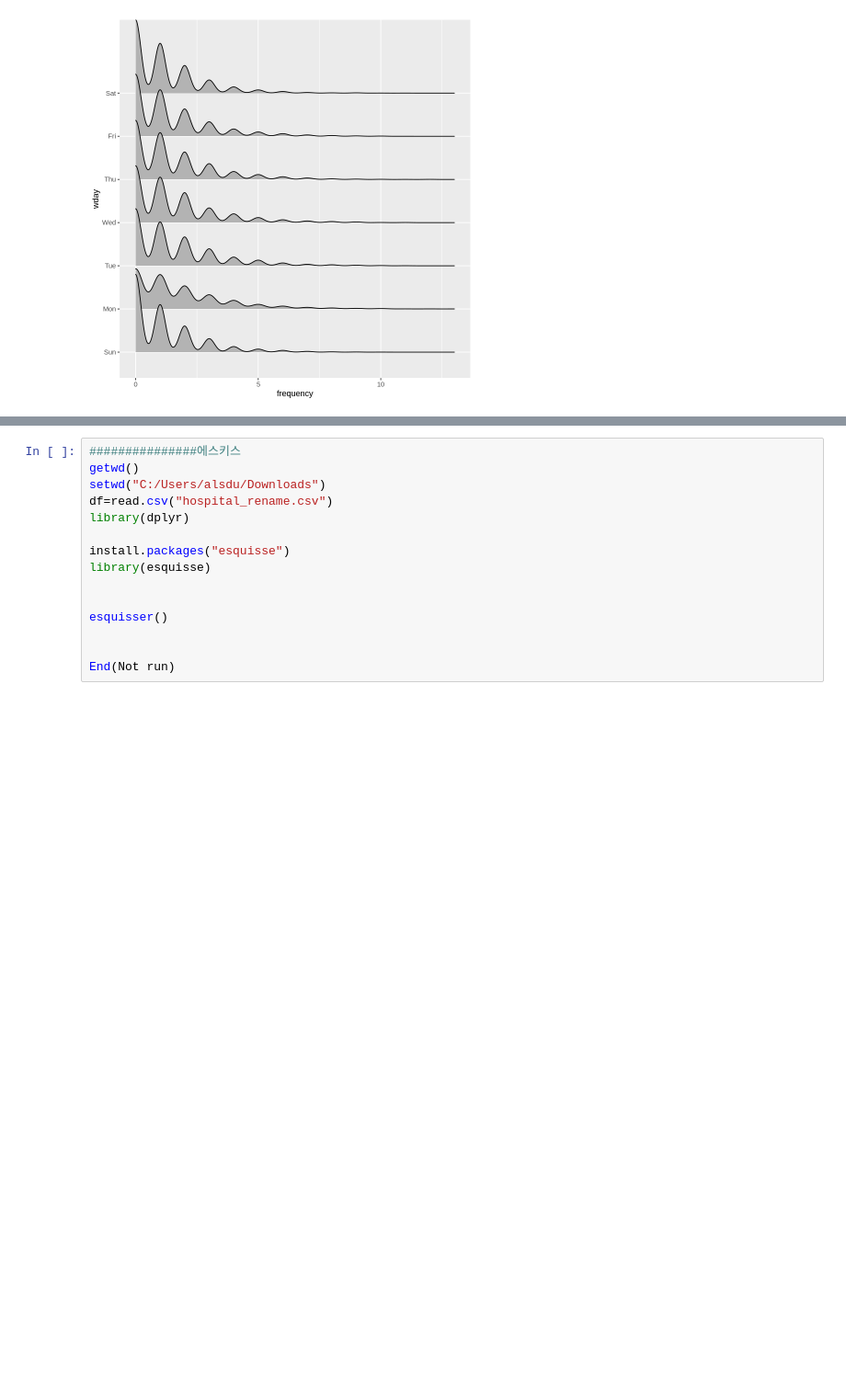
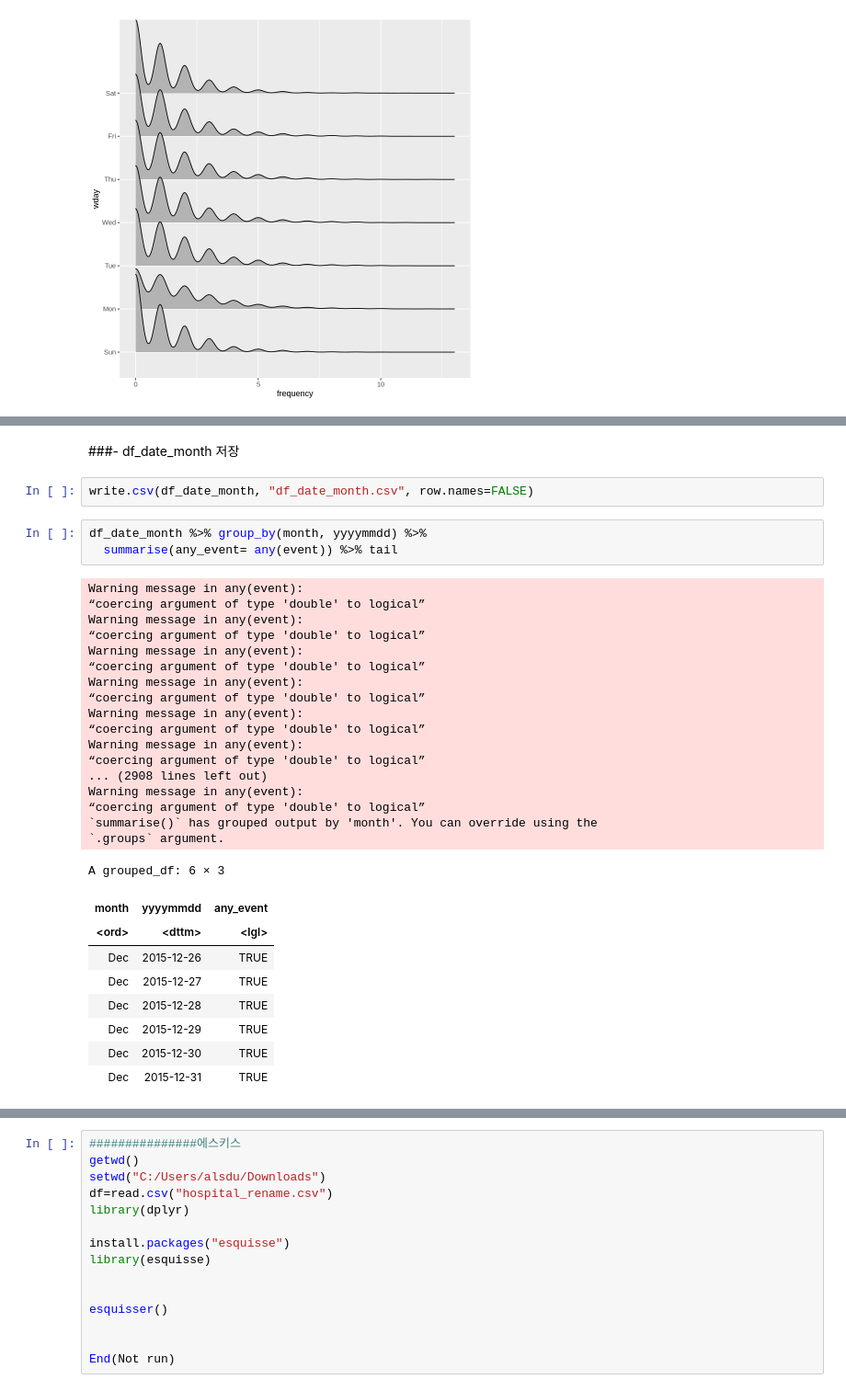
Before and after one commit to min02yam/Prediction-of-Cardiovascular-Disease-Incidence-using-machine-learning, a Jupyter notebook: hospital_Eda.ipynb, the cells around one changed output, grey strips where cells are left out. Shown at 92% size. Saved outputs shown, nothing was run; the diff lists cells and outputs as text; blank space fills up the shorter version.

```diff
--- a/hospital_Eda.ipynb
+++ b/hospital_Eda.ipynb
@@ -421,0 +489,34 @@ ggplot(df_date_month, aes(x = frequency, y = wday, height = ..density..)) +
+# %% [markdown]
+###- df_date_month 저장
+# %%
+write.csv(df_date_month, "df_date_month.csv", row.names=FALSE)
+# %%
+df_date_month %>% group_by(month, yyyymmdd) %>%
+  summarise(any_event= any(event)) %>% tail
+# %% [output]
+Warning message in any(event):
+“coercing argument of type 'double' to logical”
+Warning message in any(event):
+“coercing argument of type 'double' to logical”
+Warning message in any(event):
+“coercing argument of type 'double' to logical”
+Warning message in any(event):
+“coercing argument of type 'double' to logical”
+Warning message in any(event):
+“coercing argument of type 'double' to logical”
+Warning message in any(event):
+“coercing argument of type 'double' to logical”
+... (2908 lines left out)
+Warning message in any(event):
+“coercing argument of type 'double' to logical”
+`summarise()` has grouped output by 'month'. You can override using the
+`.groups` argument.
+A grouped_df: 6 × 3
+| month | yyyymmdd | any_event |
+| <ord> | <dttm> | <lgl> |
+| Dec | 2015-12-26 | TRUE |
+| Dec | 2015-12-27 | TRUE |
+| Dec | 2015-12-28 | TRUE |
+| Dec | 2015-12-29 | TRUE |
+| Dec | 2015-12-30 | TRUE |
+| Dec | 2015-12-31 | TRUE |
```
Also changed, not shown: parts of 20 cells of this notebook.
